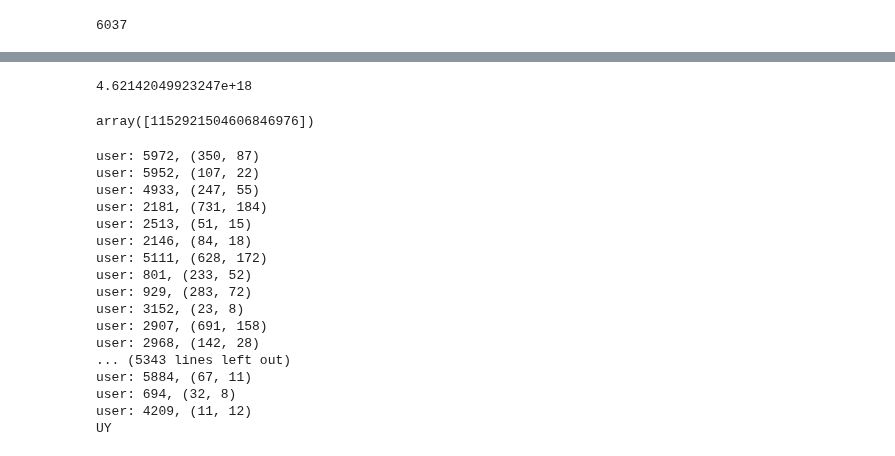
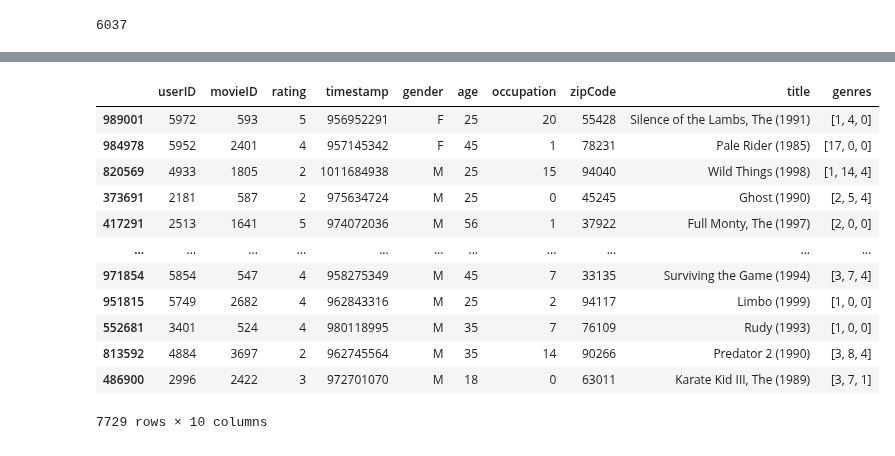
Before and after one commit to bluraygun/tfg, a Jupyter notebook: Recommender.ipynb, the cells around one changed output, grey strips where cells are left out. Cells and saved outputs as stored; diff of their text form; code cells hidden in the pictures.

```diff
--- a/Recommender.ipynb
+++ b/Recommender.ipynb
@@ -440,36 +448,20 @@ dcg(np.arange(60, 0, -1))
-# %%
-dcg(b)
-# %% [output]
-4.62142049923247e+18
-# %%
-2**np.array([60])
-# %% [output]
-array([1152921504606846976])
-# %%
-for user in predict_users:
-    a, b = train[train['userID'] == user].shape[0], test[test['userID'] == user].shape[0]
-    print(f"user: {user}, ({a}, {b})")
-    if a - b <= 0:
-        print("UY")
-        break
-    if b == 0:
-        print("OPSIE")
-        #break
-# %% [output]
-user: 5972, (350, 87)
-user: 5952, (107, 22)
-user: 4933, (247, 55)
-user: 2181, (731, 184)
-user: 2513, (51, 15)
-user: 2146, (84, 18)
-user: 5111, (628, 172)
-user: 801, (233, 52)
-user: 929, (283, 72)
-user: 3152, (23, 8)
-user: 2907, (691, 158)
-user: 2968, (142, 28)
-... (5343 lines left out)
-user: 5884, (67, 11)
-user: 694, (32, 8)
-user: 4209, (11, 12)
-UY
+# %%
+calib_users, test_users = predict_users[:100], predict_users[100:]
+# %%
+calib = test[test["userID"].isin(calib_users)]
+# %%
+calib
+# %% [output]
+|  | userID | movieID | rating | timestamp | gender | age | occupation | zipCode | title | genres |
+| 989001 | 5972 | 593 | 5 | 956952291 | F | 25 | 20 | 55428 | Silence of the Lambs, The (1991) | [1, 4, 0] |
+| 984978 | 5952 | 2401 | 4 | 957145342 | F | 45 | 1 | 78231 | Pale Rider (1985) | [17, 0, 0] |
+| 820569 | 4933 | 1805 | 2 | 1011684938 | M | 25 | 15 | 94040 | Wild Things (1998) | [1, 14, 4] |
+| 373691 | 2181 | 587 | 2 | 975634724 | M | 25 | 0 | 45245 | Ghost (1990) | [2, 5, 4] |
+| 417291 | 2513 | 1641 | 5 | 974072036 | M | 56 | 1 | 37922 | Full Monty, The (1997) | [2, 0, 0] |
+| ... | ... | ... | ... | ... | ... | ... | ... | ... | ... | ... |
+| 971854 | 5854 | 547 | 4 | 958275349 | M | 45 | 7 | 33135 | Surviving the Game (1994) | [3, 7, 4] |
+| 951815 | 5749 | 2682 | 4 | 962843316 | M | 25 | 2 | 94117 | Limbo (1999) | [1, 0, 0] |
+| 552681 | 3401 | 524 | 4 | 980118995 | M | 35 | 7 | 76109 | Rudy (1993) | [1, 0, 0] |
+| 813592 | 4884 | 3697 | 2 | 962745564 | M | 35 | 14 | 90266 | Predator 2 (1990) | [3, 8, 4] |
+| 486900 | 2996 | 2422 | 3 | 972701070 | M | 18 | 0 | 63011 | Karate Kid III, The (1989) | [3, 7, 1] |
+7729 rows × 10 columns
```
Also changed, not shown: parts of 22 cells of this notebook, 1 other file.
